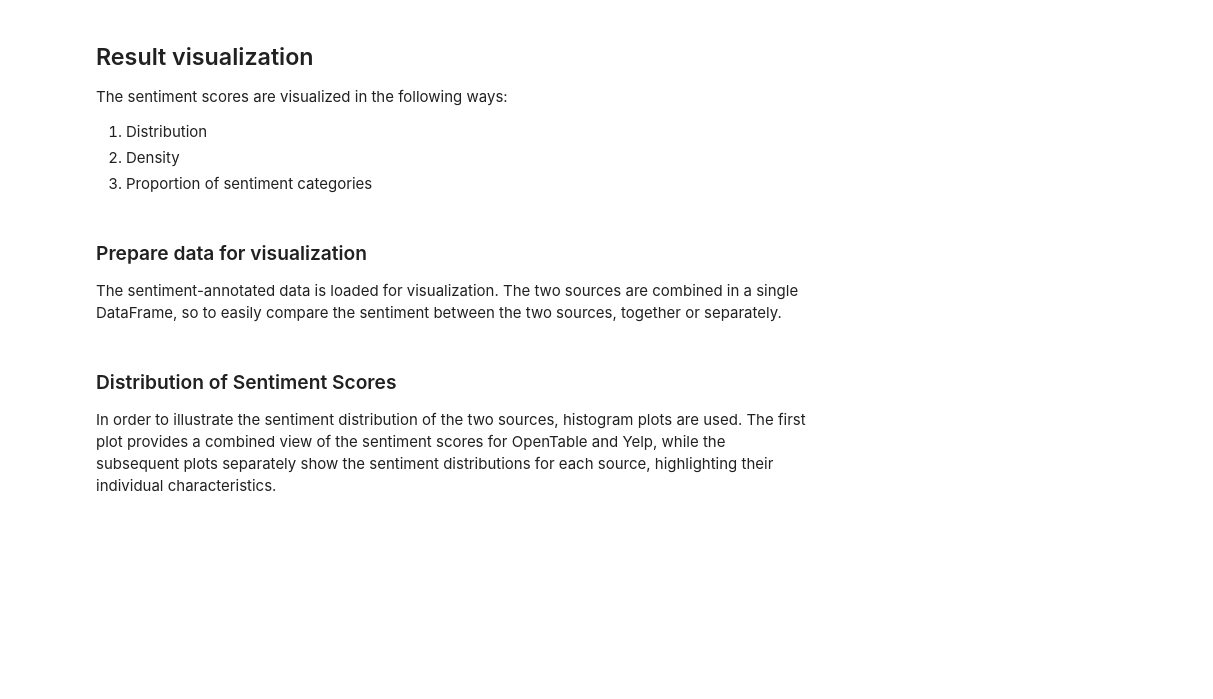
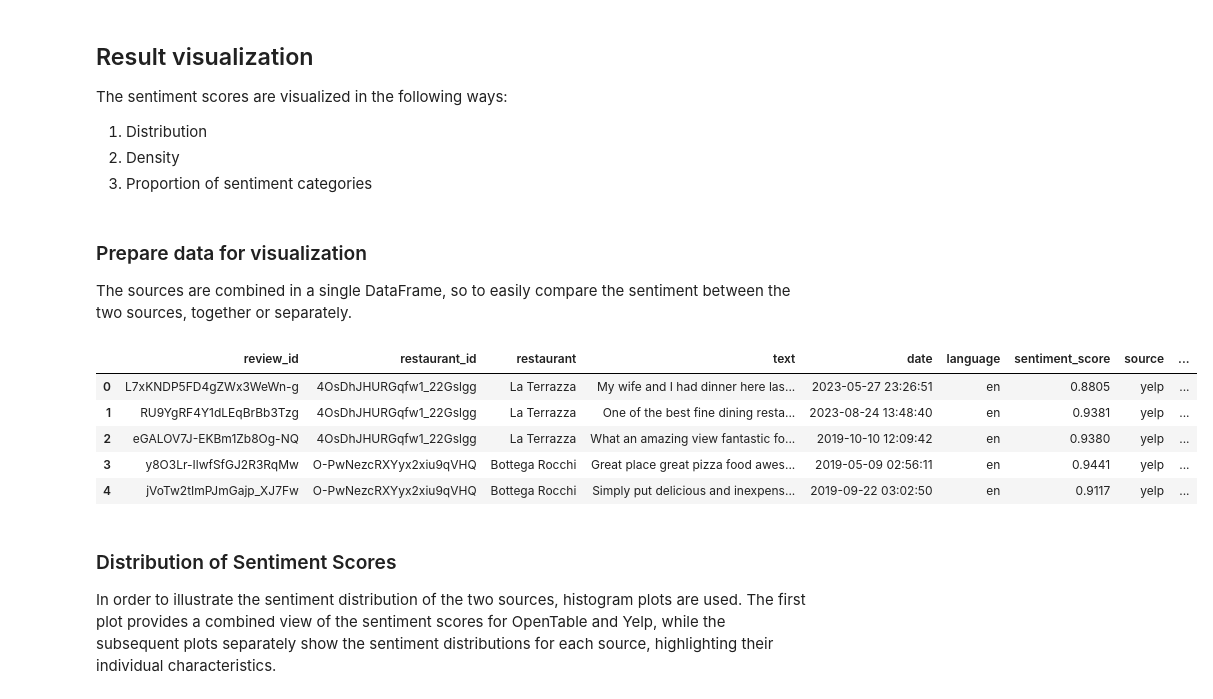
Before and after one commit to MarcoRiva6/webscraping-4-NLP, a Jupyter notebook: sentiment_analysis.ipynb, the cells around one changed output. Saved outputs shown, nothing was run; the diff lists cells and outputs as text; code cells hidden in the pictures; blank space fills up the shorter version.

```diff
--- a/sentiment_analysis.ipynb
+++ b/sentiment_analysis.ipynb
@@ -101,14 +114,17 @@ The sentiment analysis is performed on the reviews from OpenTable and Yelp.
 
 The results are saved to CSV files.
 # %%
-if not os.path.exists(main_path + "opentable_reviews_with_sentiment.csv"):
-    opentable_with_sentiment = process_reviews(opentable_reviews, 'opentable_reviews')
-else:
-    opentable_with_sentiment = pd.read_csv(main_path + "opentable_reviews_with_sentiment.csv")
-if not os.path.exists(main_path + "yelp_reviews_with_sentiment.csv"):
-    yelp_with_sentiment = process_reviews(yelp_reviews, 'yelp_reviews')
-else:
-    yelp_with_sentiment = pd.read_csv(main_path + "yelp_reviews_with_sentiment.csv")
+processed_datasets = []
+for dataset in inital_datasets:
+    if dataset['name'] in [source['name'] for source in processed_datasets]: # Skip already loaded datasets
+        continue
+    final_filename = f"{dataset['name']}_reviews_with_sentiment.csv"
+    processed_data = process_reviews(dataset['data'], dataset['name']) if not os.path.exists(main_path + final_filename) else pd.read_csv(main_path + final_filename)
+
+    source_template['name'] = dataset['name']
+    source_template['data'] = processed_data
+    source_template['filename'] = final_filename
+    processed_datasets.append(source_template.copy())
 
 print("Sentiment analysis complete")
 # %% [output]
@@ -141,27 +157,32 @@ The sentiment scores are visualized in the following ways:
 # %% [markdown]
 ### Prepare data for visualization
 
-The sentiment-annotated data is loaded for visualization. The two sources are combined in a single DataFrame, so to easily compare the sentiment between the two sources, together or separately.
+The sources are combined in a single DataFrame, so to easily compare the sentiment between the two sources, together or separately.
 # %%
-# Load the sentiment-annotated data
-opentable_reviews = pd.read_csv(main_path + "opentable_reviews_with_sentiment.csv")
-yelp_reviews = pd.read_csv(main_path + "yelp_reviews_with_sentiment.csv")
+for source in processed_datasets:
+    source['data']['source'] = source['name']
 
 # Combine datasets
-opentable_reviews['source'] = 'OpenTable'
-yelp_reviews['source'] = 'Yelp'
-combined_reviews = pd.concat([opentable_reviews, yelp_reviews], ignore_index=True)
+combined_reviews = pd.concat([source['data'] for source in processed_datasets], ignore_index=True)
 
 # Categorize sentiment
 def categorize_sentiment(score):
     if score > 0.5:
         return 'Positive'
     elif score < -0.5:
         return 'Negative'
     else:
         return 'Neutral'
 
 combined_reviews['sentiment_category'] = combined_reviews['sentiment_score'].apply(categorize_sentiment)
+combined_reviews.head()
+# %% [output]
+|  | review_id | restaurant_id | restaurant | text | date | language | sentiment_score | source | ... |
+| 0 | L7xKNDP5FD4gZWx3WeWn-g | 4OsDhJHURGqfw1_22Gslgg | La Terrazza | My wife and I had dinner here las... | 2023-05-27 23:26:51 | en | 0.8805 | yelp | ... |
+| 1 | RU9YgRF4Y1dLEqBrBb3Tzg | 4OsDhJHURGqfw1_22Gslgg | La Terrazza | One of the best fine dining resta... | 2023-08-24 13:48:40 | en | 0.9381 | yelp | ... |
+| 2 | eGALOV7J-EKBm1Zb8Og-NQ | 4OsDhJHURGqfw1_22Gslgg | La Terrazza | What an amazing view fantastic fo... | 2019-10-10 12:09:42 | en | 0.9380 | yelp | ... |
+| 3 | y8O3Lr-IlwfSfGJ2R3RqMw | O-PwNezcRXYyx2xiu9qVHQ | Bottega Rocchi | Great place great pizza food awes... | 2019-05-09 02:56:11 | en | 0.9441 | yelp | ... |
+| 4 | jVoTw2tImPJmGajp_XJ7Fw | O-PwNezcRXYyx2xiu9qVHQ | Bottega Rocchi | Simply put delicious and inexpens... | 2019-09-22 03:02:50 | en | 0.9117 | yelp | ... |
 # %% [markdown]
 ### Distribution of Sentiment Scores
 
```
Also changed, not shown: parts of 15 cells of this notebook, 3 other files.
